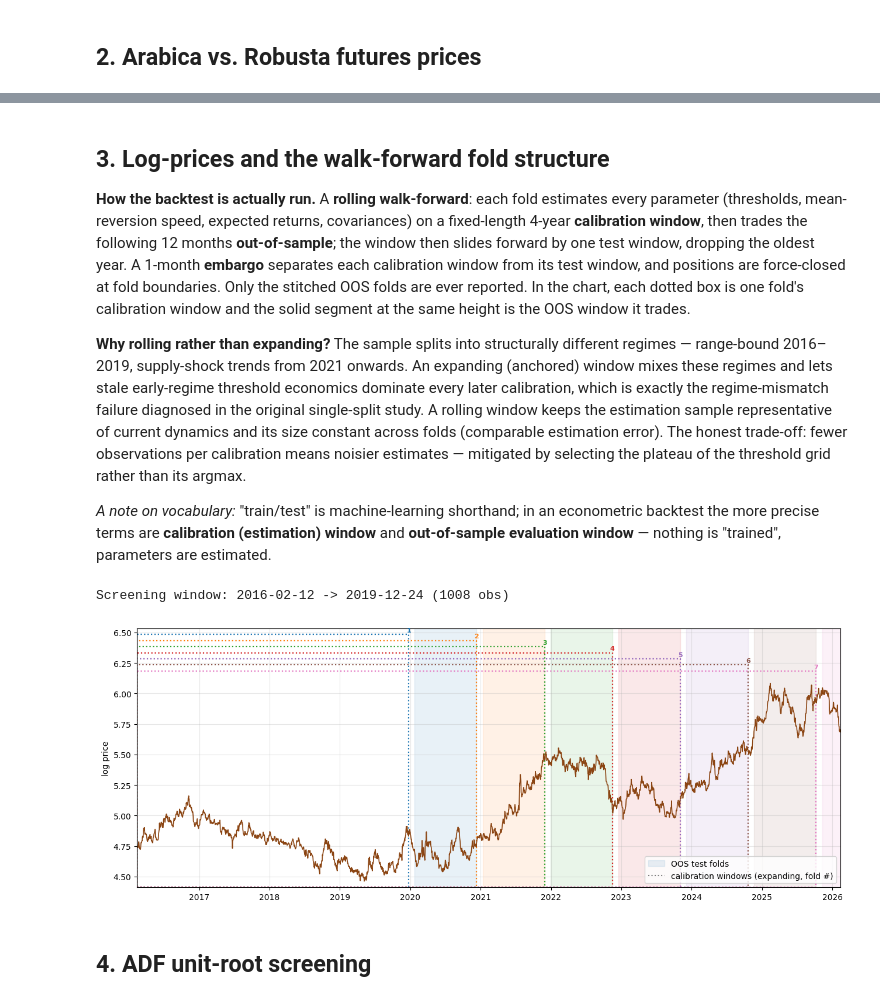
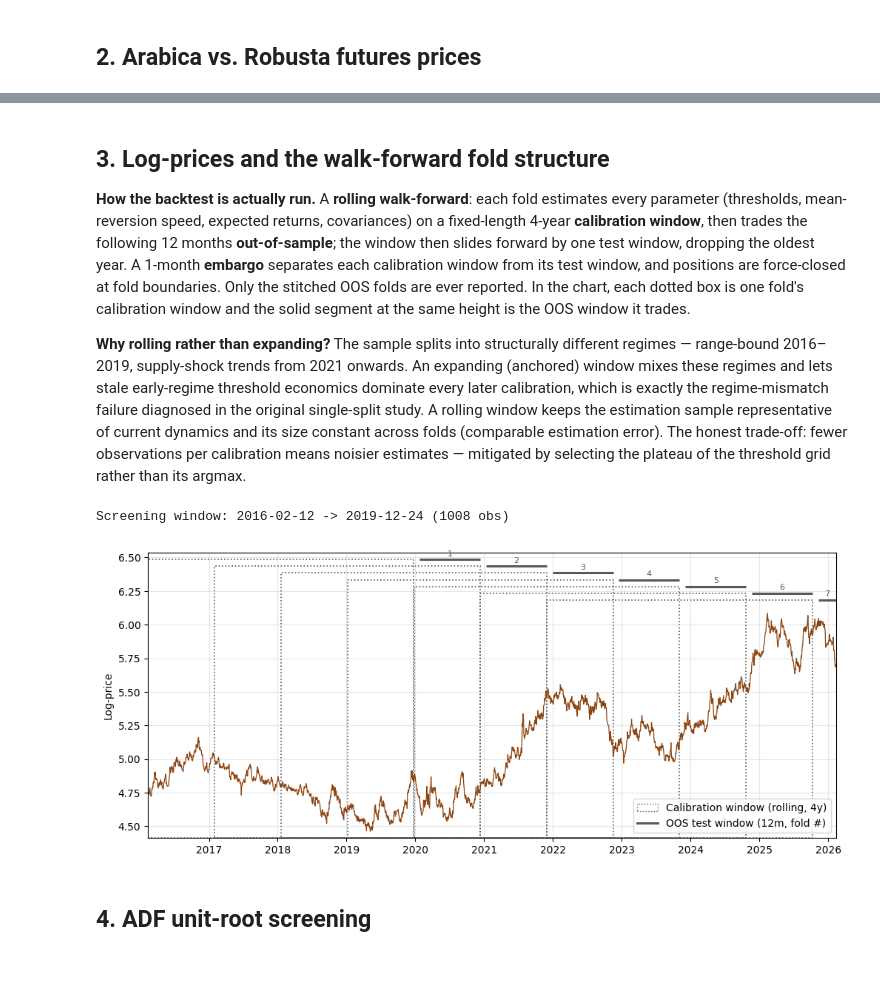
Before and after one commit to Edoardovona/multivariate-pairs-trading-coffee, a Jupyter notebook: notebooks/01_statistical_screening.ipynb, the cells around one changed output, grey strips where cells are left out. Cells and saved outputs as stored; diff of their text form; code cells hidden in the pictures; blank space fills up the shorter version.

```diff
--- a/notebooks/01_statistical_screening.ipynb
+++ b/notebooks/01_statistical_screening.ipynb
@@ -107,55 +115,42 @@ current dynamics and its size constant across folds (comparable estimation
 error). The honest trade-off: fewer observations per calibration means
 noisier estimates — mitigated by selecting the plateau of the threshold
 grid rather than its argmax.
-
-*A note on vocabulary:* "train/test" is machine-learning shorthand; in an
-econometric backtest the more precise terms are **calibration (estimation)
-window** and **out-of-sample evaluation window** — nothing is "trained",
-parameters are estimated.
 # %%
-import matplotlib.dates as mdates
-from matplotlib.patches import Rectangle
-
 log_prices = data.to_log_prices(prices)
 log_screen = data.screening_window(log_prices, WF["calibration_years"])
 print(f"Screening window: {log_screen.index[0].date()} -> "
       f"{log_screen.index[-1].date()} ({len(log_screen)} obs)")
 
 folds = walk_forward.walk_forward_folds(
     log_prices.index,
     calibration_size=int(WF["calibration_years"] * 252),
     test_size=WF["test_months"] * 21,
     embargo=WF["embargo_days"],
 )
 
-fig, ax = plt.subplots(figsize=(13, 5))
-ax.plot(log_prices[ANCHOR], color="saddlebrown", lw=1.2)
+fig, ax = plt.subplots(figsize=(12, 5))
+ax.plot(log_prices[ANCHOR], color="saddlebrown", lw=.9)
 ax.set_xlim([pd.to_datetime('2016-02-12'), pd.to_datetime('2026-02-12')])
 y0 = log_prices[ANCHOR].min() - 0.05
-y1 = log_prices[ANCHOR].max() + 0.45  # headroom for the staggered box tops
+y1 = log_prices[ANCHOR].max() + 0.45
 ax.set_ylim(y0, y1)
 
-# One dotted box per fold: the 4-year rolling calibration window. The solid
-# segment at the same height is the 12-month OOS window that fold trades.
 grey = "0.35"
 for k, (cal_idx, test_idx) in enumerate(folds):
     xl, xr = mdates.date2num(cal_idx[0]), mdates.date2num(cal_idx[-1])
     top = y1 - 0.05 - 0.05 * k
-    ax.add_patch(Rectangle((xl, y0), xr - xl, top - y0, fill=False,
-                           edgecolor=grey, ls=":", lw=1.2))
+    ax.add_patch(Rectangle((xl, y0), xr - xl, top - y0, fill=False, edgecolor=grey, ls=":", lw=1.2))
     ax.plot([mdates.date2num(test_idx[0]), mdates.date2num(test_idx[-1])],
             [top, top], color=grey, lw=2.2, solid_capstyle="butt")
     ax.text(mdates.date2num(test_idx[len(test_idx) // 2]), top + 0.015,
             f"{k+1}", ha="center", va="bottom", fontsize=8, color=grey)
-ax.add_patch(Rectangle((0, 0), 0, 0, fill=False, edgecolor=grey, ls=":",
-                       label="calibration window (rolling, 4y)"))
+ax.add_patch(Rectangle((0, 0), 0, 0, fill=False, edgecolor=grey, ls=":", label="Calibration window (rolling, 4y)"))
 ax.plot([], [], color=grey, lw=2.2, label="OOS test window (12m, fold #)")
-ax.set_ylabel("log price"); ax.legend(loc="lower right"); ax.grid(alpha=0.3)
-plt.tight_layout()
+ax.set_ylabel("Log-price"); ax.legend(loc="lower right"); ax.grid(alpha=0.3)
 plt.show()
 # %% [output]
 Screening window: 2016-02-12 -> 2019-12-24 (1008 obs)
-[figure, old version]
+[figure, new version]
 # %% [markdown]
 ## 4. ADF unit-root screening
 # %%
```
Also changed, not shown: parts of 3 cells of this notebook, 5 other files.
